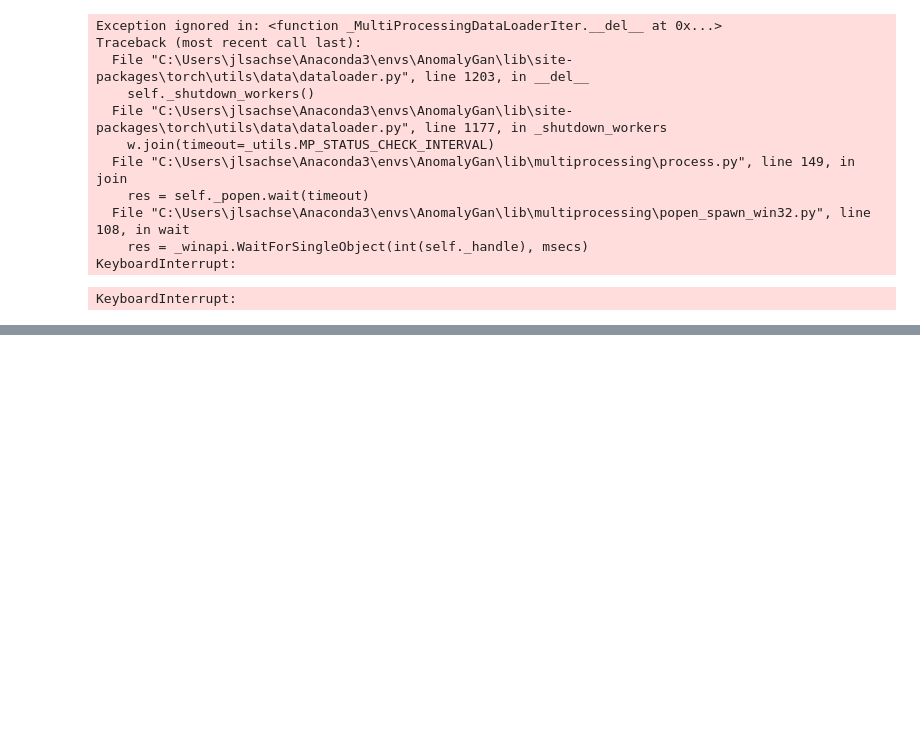
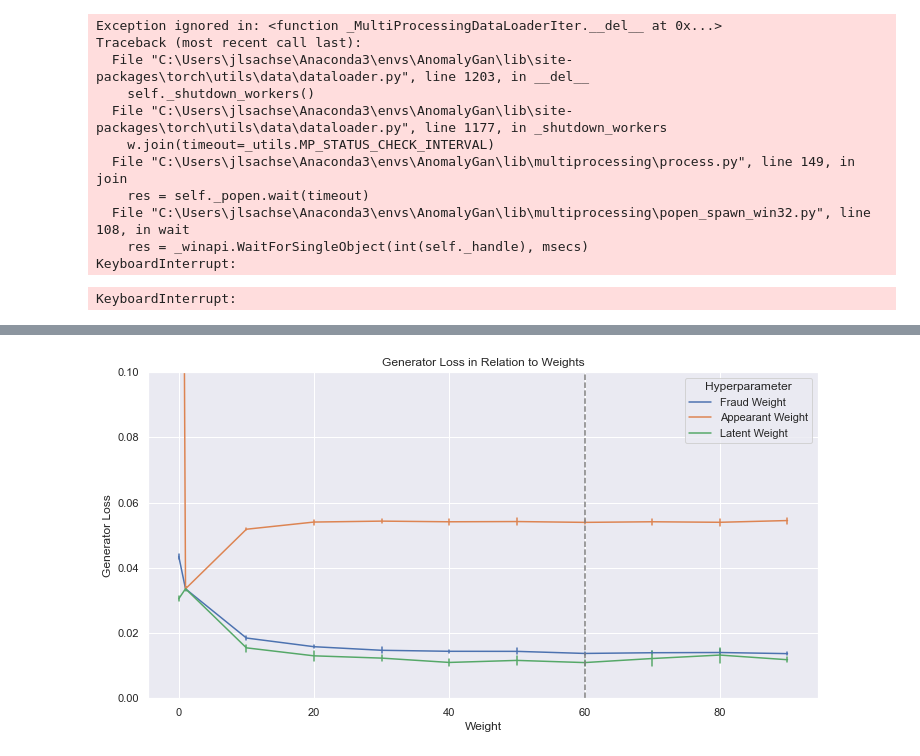
Before and after one commit to jlsachse/AnomalyGAN, a Jupyter notebook: hyperparameter_tuning.ipynb, the cells around one changed output, grey strips where cells are left out. Saved outputs shown, nothing was run; the diff lists cells and outputs as text; code cells hidden in the pictures; blank space fills up the shorter version.

```diff
--- a/hyperparameter_tuning.ipynb
+++ b/hyperparameter_tuning.ipynb
@@ -203,0 +213,19 @@ test.cv_results_['mean_test_generator_loss'].argmax()
+# %%
+generator_loss_figure, generator_loss_ax = plt.subplots()
+generator_loss_ax = sns.lineplot(data = results_df, x = 'value', y = 'generator_loss', hue = 'hyperparameter', err_style='bars', ax = generator_loss_ax)
+weight = results_df.groupby(['hyperparameter', 'value']).mean().idxmin()['generator_loss'][1]
+
+generator_loss_ax.axvline(weight, ls='--', color = 'grey')
+generator_loss_ax.set_ylim(0, 0.1)
+generator_loss_ax.set_ylabel('Generator Loss')
+generator_loss_ax.set_xlabel('Weight')
+generator_loss_ax.set_title('Generator Loss in Relation to Weights')
+
+legend = generator_loss_ax.legend_
+legend.set_title('Hyperparameter')
+for text in legend.texts:
+    text.set_text(text.get_text().title().replace('_', ' '))
+
+generator_loss_figure.savefig('data/results/hyperparameter-tuning_generator-loss.png', dpi=330, bbox_inches='tight')
+# %% [output]
+[figure, added]
```
Also changed, not shown: parts of 15 cells of this notebook.
